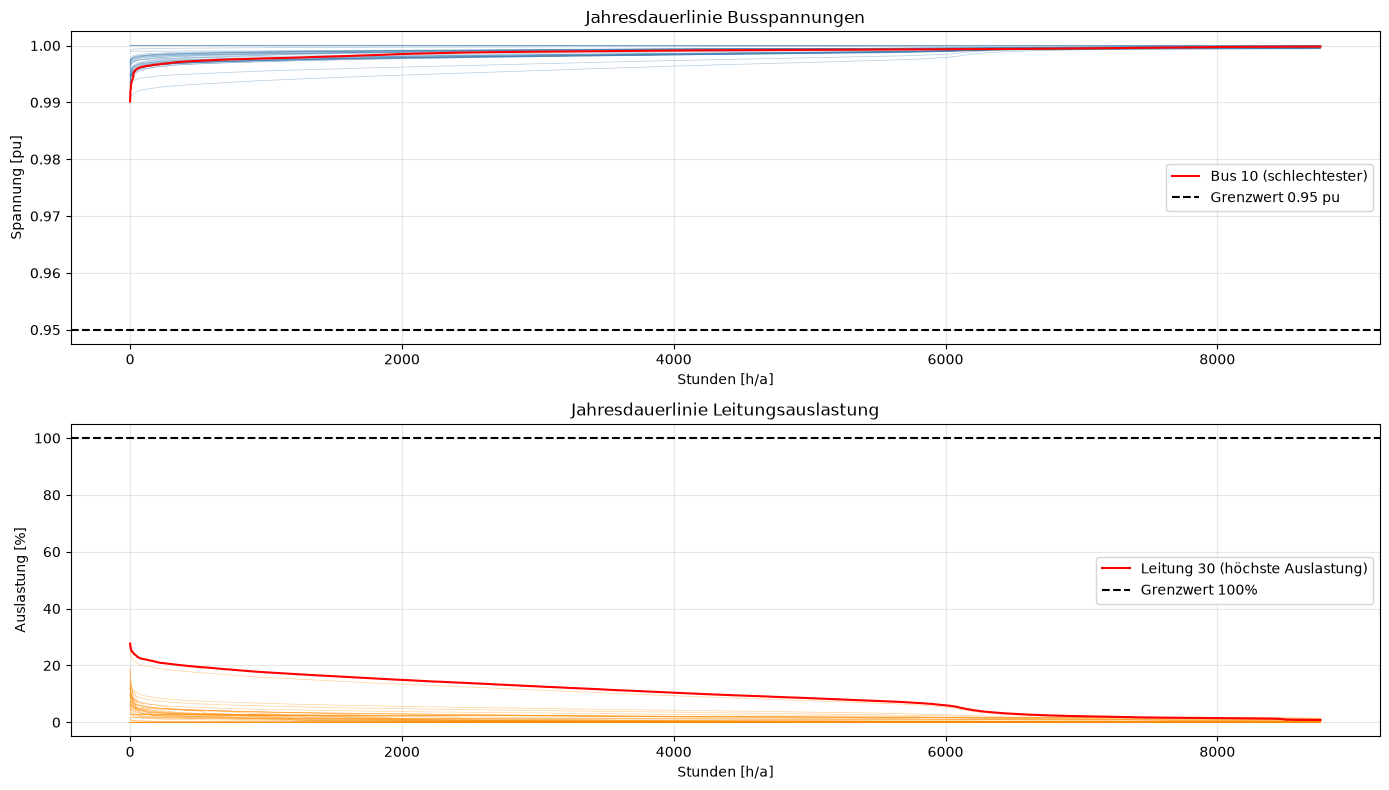
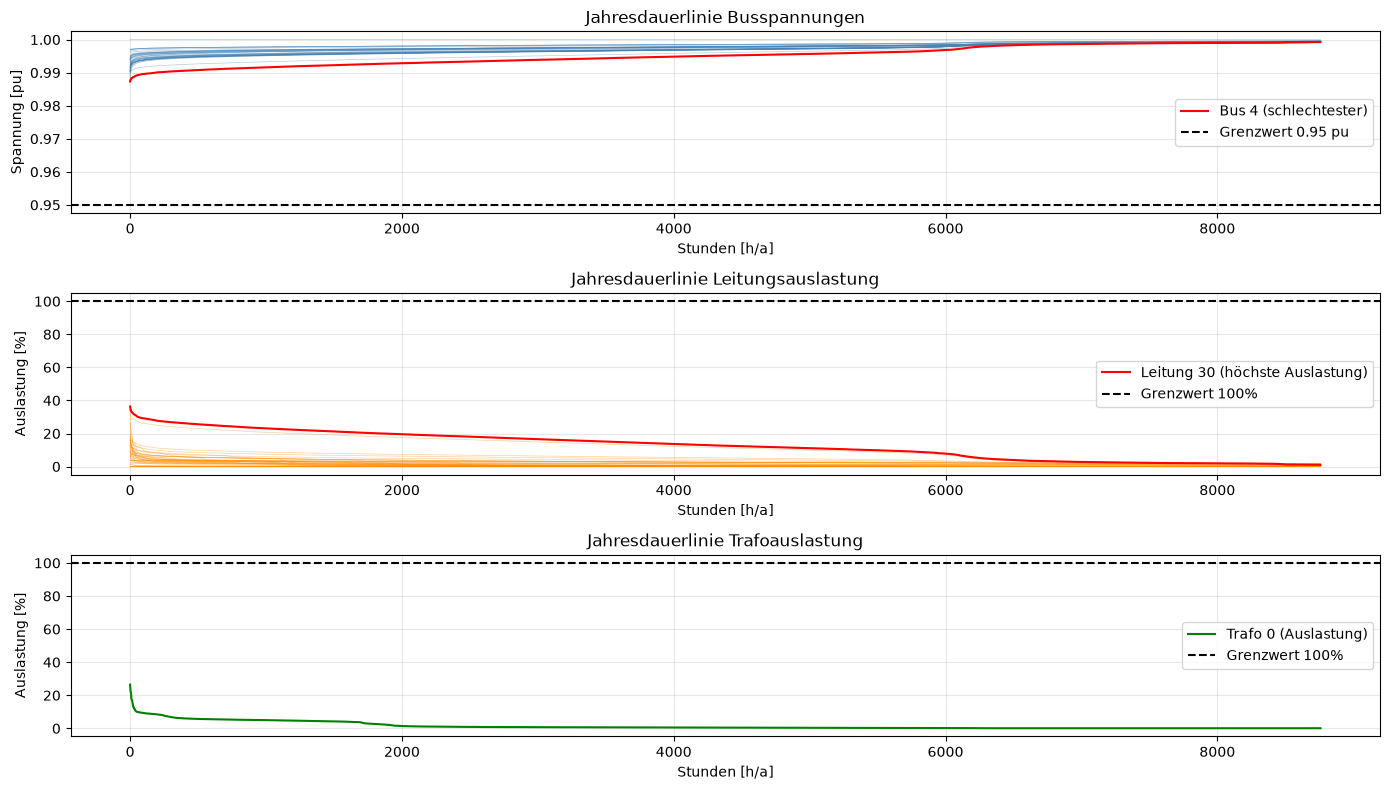
The notebook cell's code change between the first figure and the second:
--- before
+++ after
@@ -1,3 +1,3 @@
-fig, axes = plt.subplots(2, 1, figsize=(14, 8))
+fig, axes = plt.subplots(3, 1, figsize=(14, 8))
 
 # --- Jahresdauerlinie Busspannungen ---
@@ -33,4 +33,13 @@
 axes[1].grid(True, alpha=0.3)
 
+sort_trafo = loading_df[net.trafo.index[0]].sort_values(ascending=False).values
+axes[2].plot(range(8760), sort_trafo, color="green", linewidth=1.5, label=f"Trafo {net.trafo.index[0]} (Auslastung)")
+axes[2].axhline(100, color="black", linestyle="--", label="Grenzwert 100%")
+axes[2].set_xlabel("Stunden [h/a]")
+axes[2].set_ylabel("Auslastung [%]")
+axes[2].set_title("Jahresdauerlinie Trafoauslastung")
+axes[2].legend()
+axes[2].grid(True, alpha=0.3)
+
 plt.tight_layout()
 plt.show()

Commit: jahresdauerlinie trafo